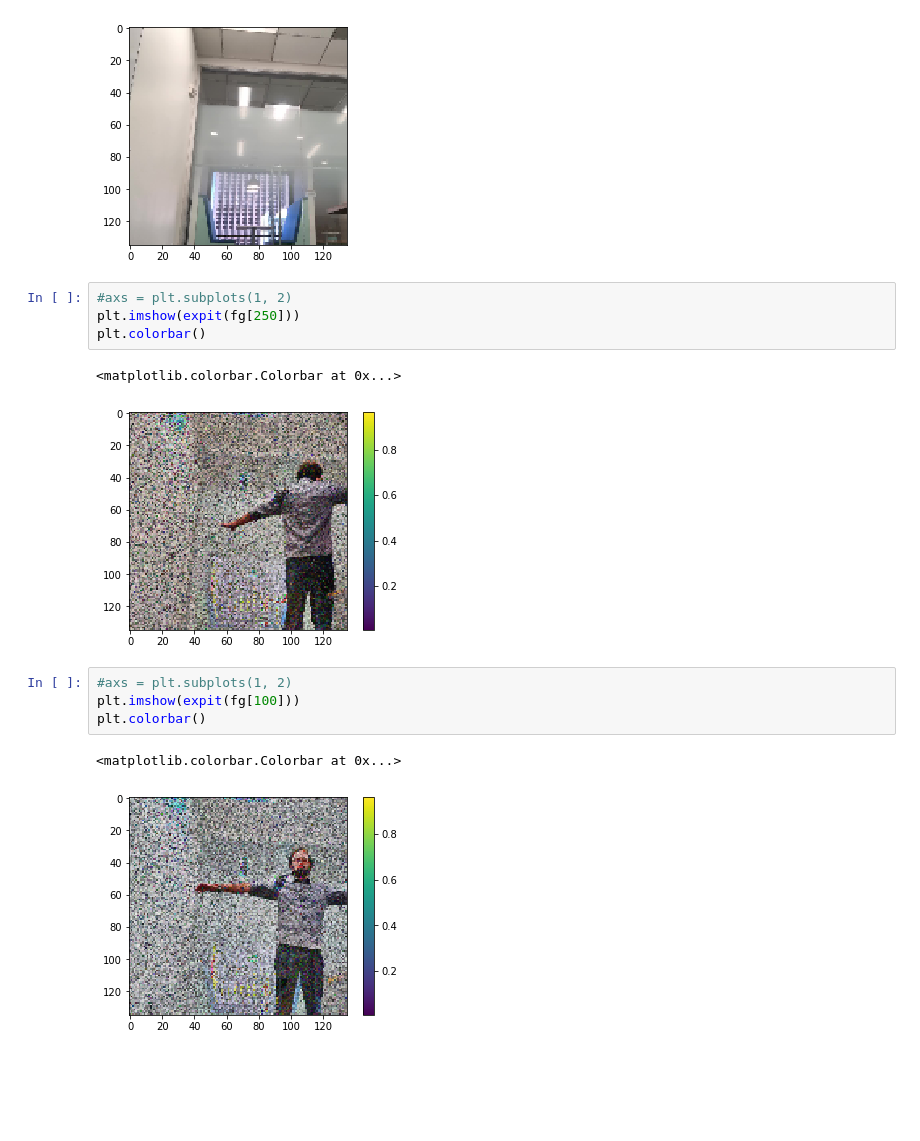
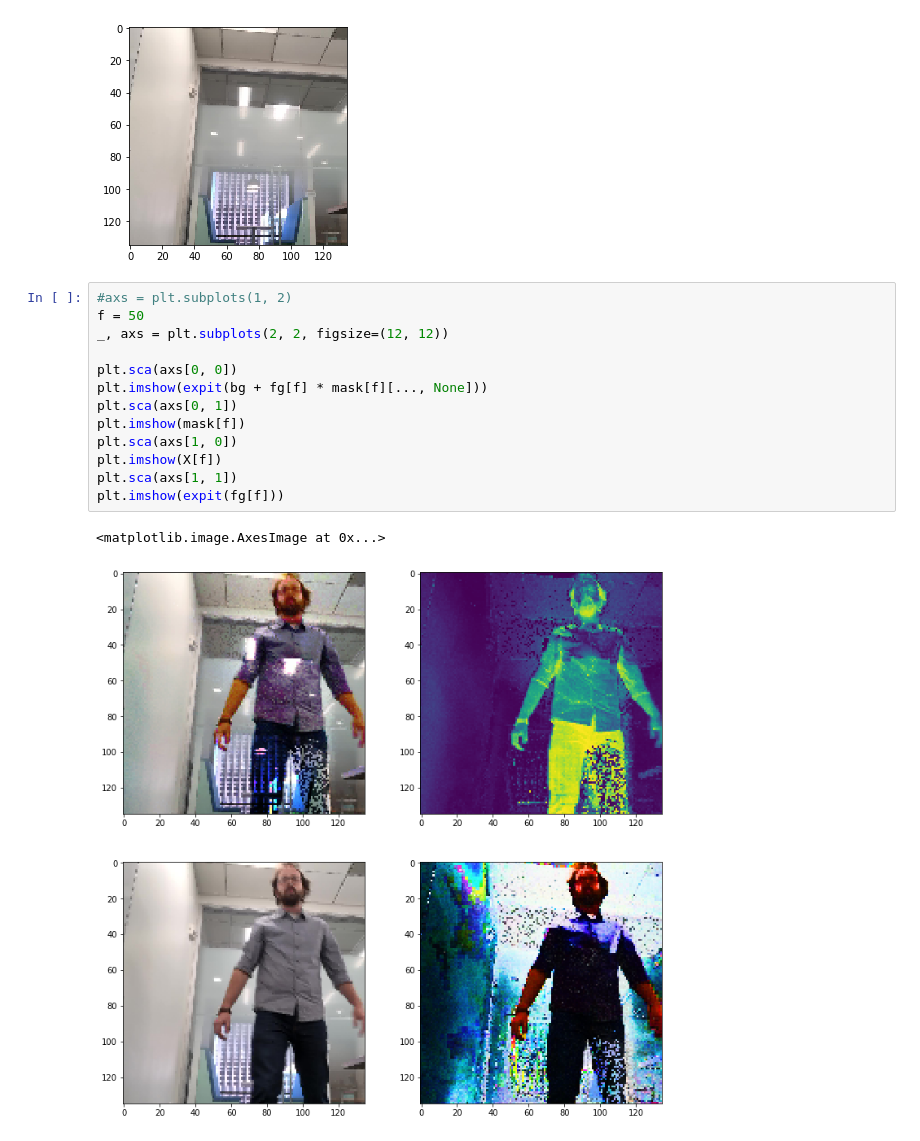
Before and after one commit to cemoody/rtvf, a Jupyter notebook: NB01 Robust Total Variation Tensor Factorization.ipynb, the cells around one changed output. Cells and saved outputs as stored; diff of their text form; blank space fills up the shorter version.

```diff
--- a/NB01 Robust Total Variation Tensor Factorization.ipynb
+++ b/NB01 Robust Total Variation Tensor Factorization.ipynb
@@ -42,19 +42,21 @@ plt.imshow(expit(bg))
 # %% [output]
 <matplotlib.image.AxesImage at 0x...>
 [figure]
-# %%
-#axs = plt.subplots(1, 2)
-plt.imshow(expit(fg[250]))
-plt.colorbar()
-# %% [output]
-<matplotlib.colorbar.Colorbar at 0x...>
-[figure, removed]
-# %%
-#axs = plt.subplots(1, 2)
-plt.imshow(expit(fg[100]))
-plt.colorbar()
-# %% [output]
-<matplotlib.colorbar.Colorbar at 0x...>
-[figure, removed]
+# %%
+#axs = plt.subplots(1, 2)
+f = 50
+_, axs = plt.subplots(2, 2, figsize=(12, 12))
+
+plt.sca(axs[0, 0])
+plt.imshow(expit(bg + fg[f] * mask[f][..., None]))
+plt.sca(axs[0, 1])
+plt.imshow(mask[f])
+plt.sca(axs[1, 0])
+plt.imshow(X[f])
+plt.sca(axs[1, 1])
+plt.imshow(expit(fg[f]))
+# %% [output]
+<matplotlib.image.AxesImage at 0x...>
+[figure, added]
 # %%
 #axs = plt.subplots(1, 2)
```
Also changed, not shown: parts of 7 cells of this notebook, 1 other file.
